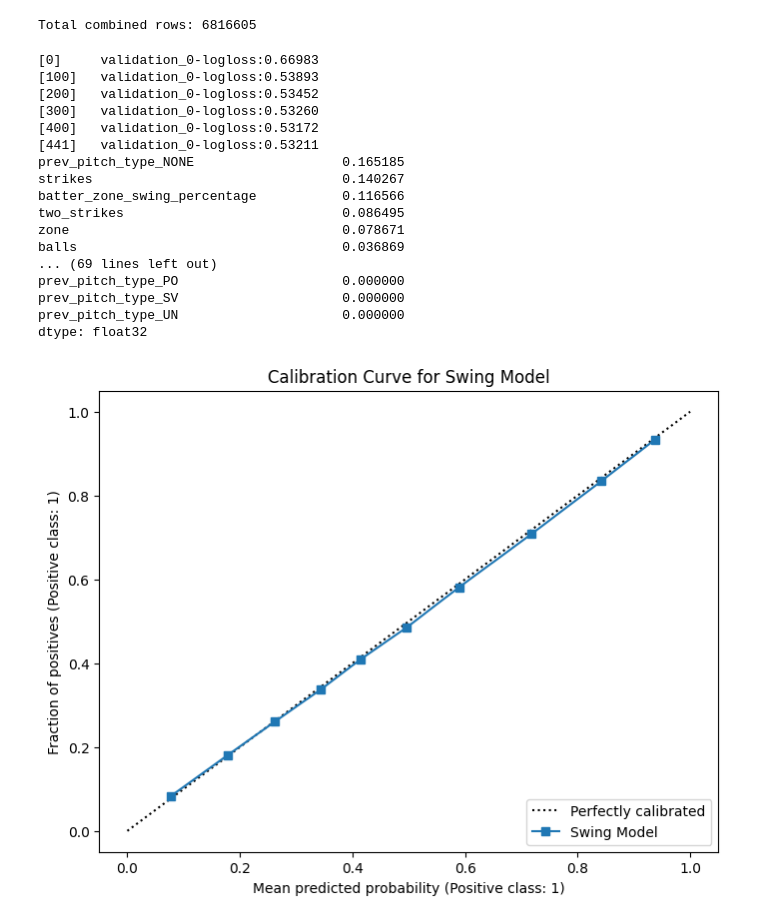
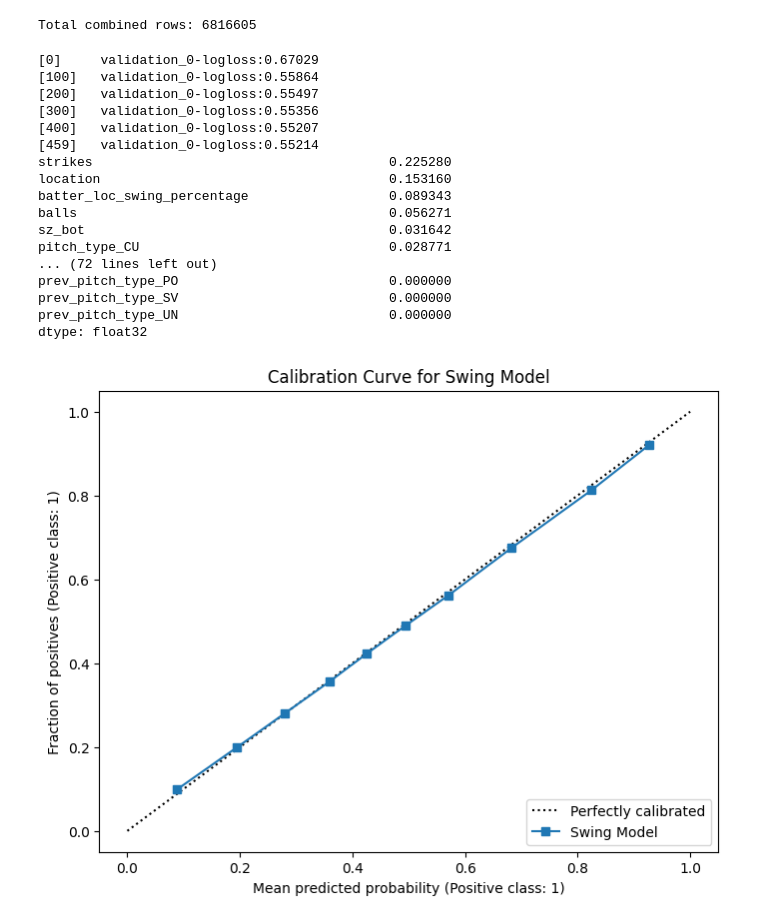
Before and after one commit to PitchCraftBaseball/pitchcraft-model, a Jupyter notebook: rnn_support_models/transition_model/transition_model.ipynb, the cells around one changed output. Saved outputs shown, nothing was run; the diff lists cells and outputs as text; code cells hidden in the pictures.

```diff
--- a/rnn_support_models/transition_model/transition_model.ipynb
+++ b/rnn_support_models/transition_model/transition_model.ipynb
@@ -64,20 +64,48 @@ def get_historical_data(year: int=2024) -> pd.DataFrame:
         df = pd.read_sql(query, cursor.connection, params=(year,))
     return df
 
+# Half width of strikezone in feet (set 17 inches wide)
+ZONE_HALF_WIDTH = 17 / 12 / 2
+
+def assign_location_zone(plate_x, plate_z, sz_top, sz_bot) -> int | None:
+    if pd.isna(plate_x) or pd.isna(plate_z) or pd.isna(sz_top) or pd.isna(sz_bot):
+        return None
+
+    is_left = plate_x < 0
+    mid_z = (sz_top + sz_bot) / 2
+    is_upper = plate_z >= mid_z
+
+    in_zone = (
+        -ZONE_HALF_WIDTH <= plate_x <= ZONE_HALF_WIDTH and # in strikezone horizontally
+        sz_bot <= plate_z <= sz_top # in strikezone vertically
+    )
+
+    if is_upper:
+        zone_base = 1 if is_left else 2
+    else:
+        zone_base = 3 if is_left else 4
+
+    if in_zone:
+        return zone_base
+    else:
+        return zone_base + 4
+
 def df_process(df) -> pd.DataFrame:
     df = df.sort_values(['game_date', 'game_pk', 'at_bat_number', 'pitch_number'])
 
     df['outcome'] = df.apply(categorize_pitch, axis=1)
 
-    df['runner_on_1b'] = df['on_1b'].notna().astype(int)
-    df['runner_on_2b'] = df['on_2b'].notna().astype(int)
-    df['runner_on_3b'] = df['on_3b'].notna().astype(int)
+    df['on_1b'] = df['on_1b'].notna().astype(int)
+    df['on_2b'] = df['on_2b'].notna().astype(int)
+    df['on_3b'] = df['on_3b'].notna().astype(int)
 
     df['prev_pitch_type'] = df.groupby(['game_pk', 'at_bat_number'])['pitch_type'].shift(1)
-    df['prev_pitch_type'] = df['prev_pitch_type'].fillna('NONE')
+    df['prev_pitch_type'] = df['prev_pitch_type'].fillna('START')
 
-    df['prev_zone'] = df.groupby(['game_pk', 'at_bat_number'])['zone'].shift(1)
-    df['prev_zone'] = df['prev_zone'].fillna(0)
+    df['location'] = df.apply(
+        lambda r: assign_location_zone(r['plate_x'], r['plate_z'], r['sz_top'], r['sz_bot']),
+        axis=1
+    )
 
     return df
 # %%
@@ -361,7 +377,7 @@ y_proba = calibrated_swing.predict_proba(X_test)[:, 1]
 joblib.dump({
     'model': calibrated_swing,
     'features': X_features
-}, 'models/swing_model_v1.pkl')
+}, 'models/swing_model_v2.pkl')
 
 
 importance = pd.Series(
@@ -376,48 +392,48 @@ fig, ax = plt.subplots(figsize=(8, 6))
 CalibrationDisplay.from_predictions(
     (y_test == 1).astype(int),
     y_proba,
     n_bins=10,
     ax=ax,
     strategy='quantile',
     name='Swing Model'
 )
 plt.title('Calibration Curve for Swing Model')
 plt.show()
 
 ll = log_loss(y_test, y_proba)
 brier_score = brier_score_loss(y_test, y_proba)
 
 print('Probability metrics:')
 print(f'Log Loss: {ll:.5f}')
 print(f'Brier Score: {brier_score:.5f}')
 
 simulated_swings = (np.random.rand(len(y_proba)) < y_proba).astype(int)
 
 real_rate = y_test.mean()
 pred_rate = y_proba.mean()
 sim_rate = simulated_swings.mean()
 
 print("Distribution Check:")
 print(f"Real Swing Rate: {real_rate:.4f}")
 print(f"Predicted Avg Prob: {pred_rate:.4f}")
 print(f"Simulated Swing Rate: {sim_rate:.4f}")
 # %% [output]
-[0]     validation_0-logloss:0.66983
-[100]   validation_0-logloss:0.53893
-[200]   validation_0-logloss:0.53452
-[300]   validation_0-logloss:0.53260
-[400]   validation_0-logloss:0.53172
-[441]   validation_0-logloss:0.53211
-prev_pitch_type_NONE                   0.165185
-strikes                                0.140267
-batter_zone_swing_percentage           0.116566
-two_strikes                            0.086495
-zone                                   0.078671
-balls                                  0.036869
-... (69 lines left out)
-prev_pitch_type_PO                     0.000000
-prev_pitch_type_SV                     0.000000
-prev_pitch_type_UN                     0.000000
+[0]     validation_0-logloss:0.67029
+[100]   validation_0-logloss:0.55864
+[200]   validation_0-logloss:0.55497
+[300]   validation_0-logloss:0.55356
+[400]   validation_0-logloss:0.55207
+[459]   validation_0-logloss:0.55214
+strikes                                      0.225280
+location                                     0.153160
+batter_loc_swing_percentage                  0.089343
+balls                                        0.056271
+sz_bot                                       0.031642
+pitch_type_CU                                0.028771
+... (72 lines left out)
+prev_pitch_type_PO                           0.000000
+prev_pitch_type_SV                           0.000000
+prev_pitch_type_UN                           0.000000
 dtype: float32
-[figure, old version]
+[figure, new version]
 Probability metrics:
```
Also changed, not shown: parts of 4 cells of this notebook, 13 other files.
